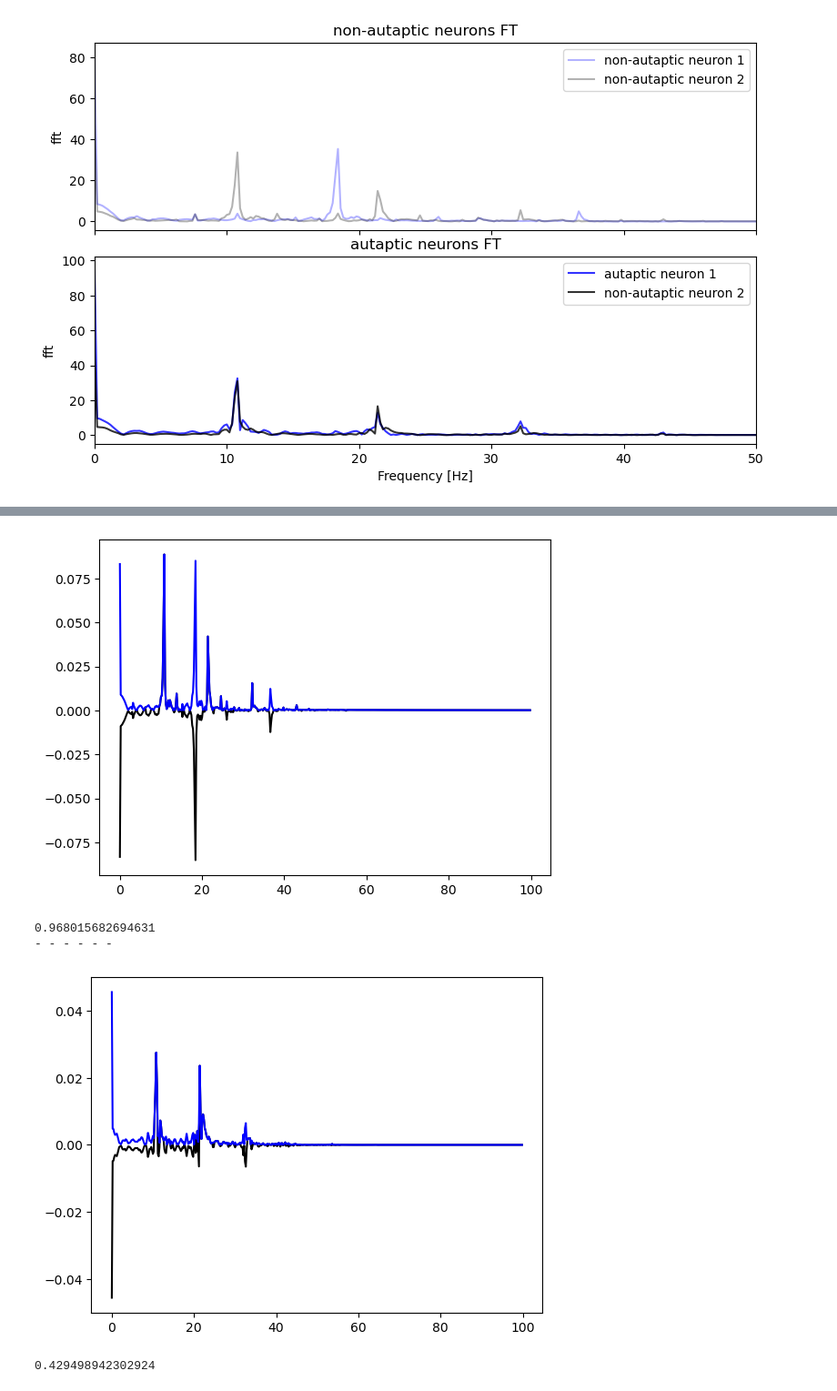
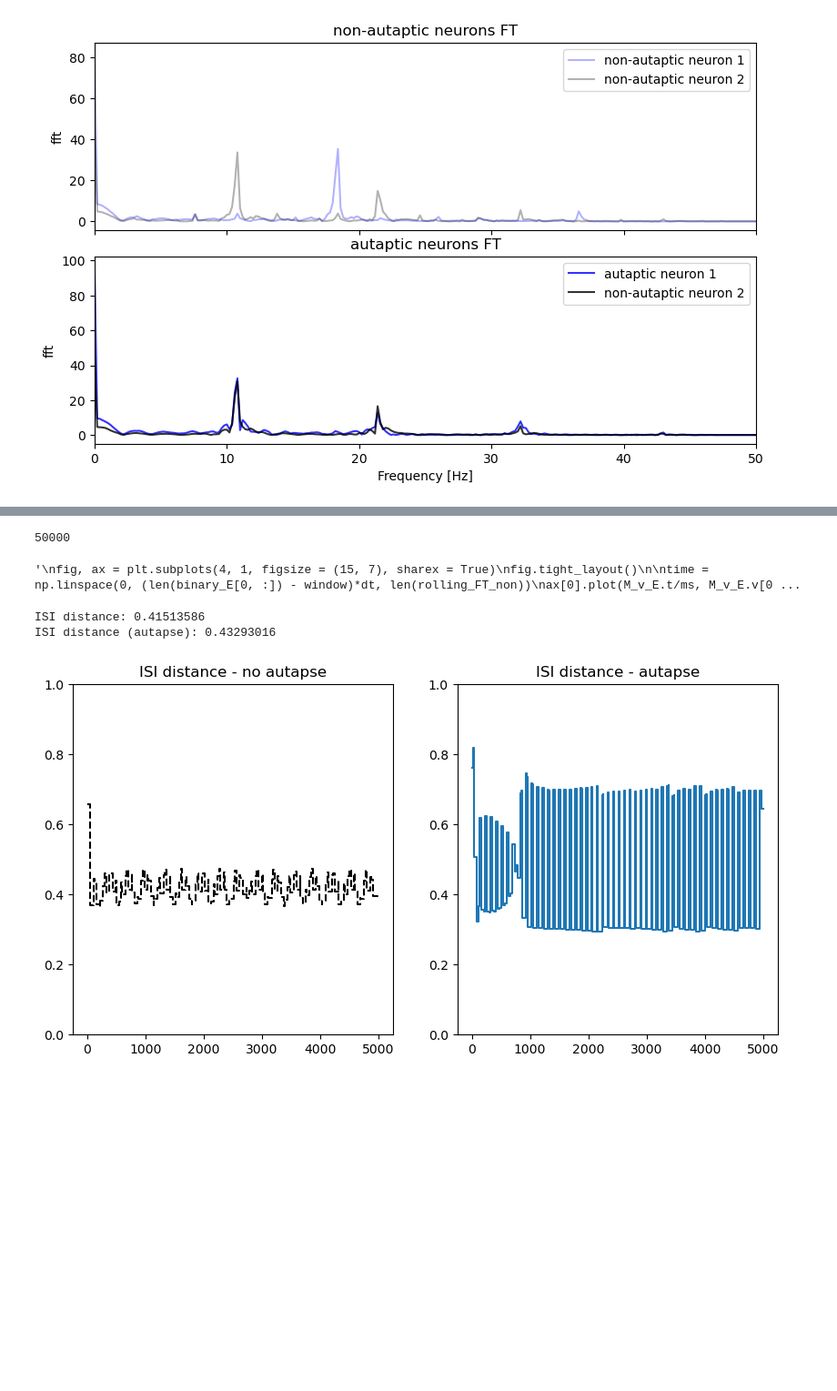
Before and after one commit to liammcs10/AQUA_project, a Jupyter notebook: micro-circuit/EI_STDP_comparison.ipynb, the cells around one changed output, grey strips where cells are left out. Shown at 91% size. Saved outputs shown, nothing was run; the diff lists cells and outputs as text; code cells hidden in the pictures; blank space fills up the shorter version.

Commit message:
Testing pyspike spike train metrics

```diff
--- a/micro-circuit/EI_STDP_comparison.ipynb
+++ b/micro-circuit/EI_STDP_comparison.ipynb
@@ -516,17 +521,74 @@ ax[1].plot(freqE2_aut, c = 'black', alpha = 0.8)
 # %%
 '''
+Test the rolling difference
 
-Metric is smaller for the non-autaptic neurons even though this FT is clearly not overlapping!
+print(len(binary_E[0, :]))
 
+window = 10000
+rolling_FT_non = rolling_FT_diff(binary_E[0, :], binary_E[1, :], dt, window = window)
+rolling_FT_aut = rolling_FT_diff(binary_E_aut[0, :], binary_E_aut[1, :], dt, window = window)
 '''
-
-
-print(calculate_FT_diff(fftE1, fftE2, fftfreq, 100))
-print("- - - - - -")
-print(calculate_FT_diff(fftE1_aut, fftE2_aut, fftfreq, 100))
 # %% [output]
-[figure, removed]
-0.968015682694631
-- - - - - -
+50000
-[figure, removed]
-0.429498942302924
+# %%
+'''
+fig, ax = plt.subplots(4, 1, figsize = (15, 7), sharex = True)
+fig.tight_layout()
+
+time = np.linspace(0, (len(binary_E[0, :]) - window)*dt, len(rolling_FT_non))
+ax[0].plot(M_v_E.t/ms, M_v_E.v[0], c = 'blue', alpha = 0.3, label = 'non-autaptic neuron 1')
+ax[0].plot(M_v_E.t/ms, M_v_E.v[1], c = 'black', alpha = 0.3, label = 'non-autaptic neuron 2')
+ax[0].set_title('Non-autaptic neuron responses')
+ax[0].set_ylabel('v [mV]')
+
+ax[1].plot(time, rolling_FT_non, c = 'purple', alpha = 0.3, label = 'non-autaptic')
+ax[1].set_title("rolling FT distance of non-autaptic neuron network")
+ax[1].set_ylabel("FT distance")
+ax[1].set_ylim((0, 2))
+
+# plot autaptic neurons
+ax[2].plot(M_v_E_aut.t/ms, M_v_E_aut.v[0], c = 'blue', alpha = 0.8, label = 'autaptic neuron 1')
+ax[2].plot(M_v_E_aut.t/ms, M_v_E_aut.v[1], c = 'black', alpha = 0.8, label = 'non-autaptic neuron 2')
+ax[2].set_title('Autaptic neuron responses')
+ax[2].set_ylabel('v [mV]')
+
+ax[3].plot(time, rolling_FT_aut, c = 'red', alpha = 0.8, label = 'autaptic')
+ax[3].set_title("rolling FT distance of autaptic neuron network")
+ax[3].set_ylabel("FT distance")
+ax[3].set_ylim((0, 2))
+'''
+# %% [output]
+'\nfig, ax = plt.subplots(4, 1, figsize = (15, 7), sharex = True)\nfig.tight_layout()\n\ntime = np.linspace(0, (len(binary_E[0, :]) - window)*dt, len(rolling_FT_non))\nax[0].plot(M_v_E.t/ms, M_v_E.v[0 ...
+# %%
+'''
+- - - ISI DISTANCE - - -
+
+'''
+
+# convert to pyspike SpikeTrain object
+edges = [0.0, T]
+spk_E_aut = [spk.SpikeTrain(spikes_E_aut[i], edges) for i in range(np.shape(spikes_E_aut)[0])]
+spk_E = [spk.SpikeTrain(spikes_E[i], edges) for i in range(np.shape(spikes_E)[0])]
+
+'''- - ISI distance - - '''
+isi_profile_aut = spk.isi_profile(spk_E_aut[0], spk_E_aut[1])
+isi_profile = spk.isi_profile(spk_E[0], spk_E[1])
+
+x_aut, y_aut = isi_profile_aut.get_plottable_data()
+x, y = isi_profile.get_plottable_data()
+
+fig, ax = plt.subplots(1, 2, figsize = (10, 5))
+ax[0].plot(x, y, '--k', label = 'no autapse')
+ax[0].set_title('ISI distance - no autapse')
+ax[1].plot(x_aut, y_aut, label = 'autapse')
+ax[1].set_title('ISI distance - autapse')
+
+ax[0].set_ylim((0, 1))
+ax[1].set_ylim((0, 1))
+print("ISI distance: %.8f" % isi_profile.avrg())
+print("ISI distance (autapse): %.8f" % isi_profile_aut.avrg())
+plt.show()
+# %% [output]
+ISI distance: 0.41513586
+ISI distance (autapse): 0.43293016
+[figure, added]
```
Also changed, not shown: parts of 6 cells of this notebook, 3 other files.
